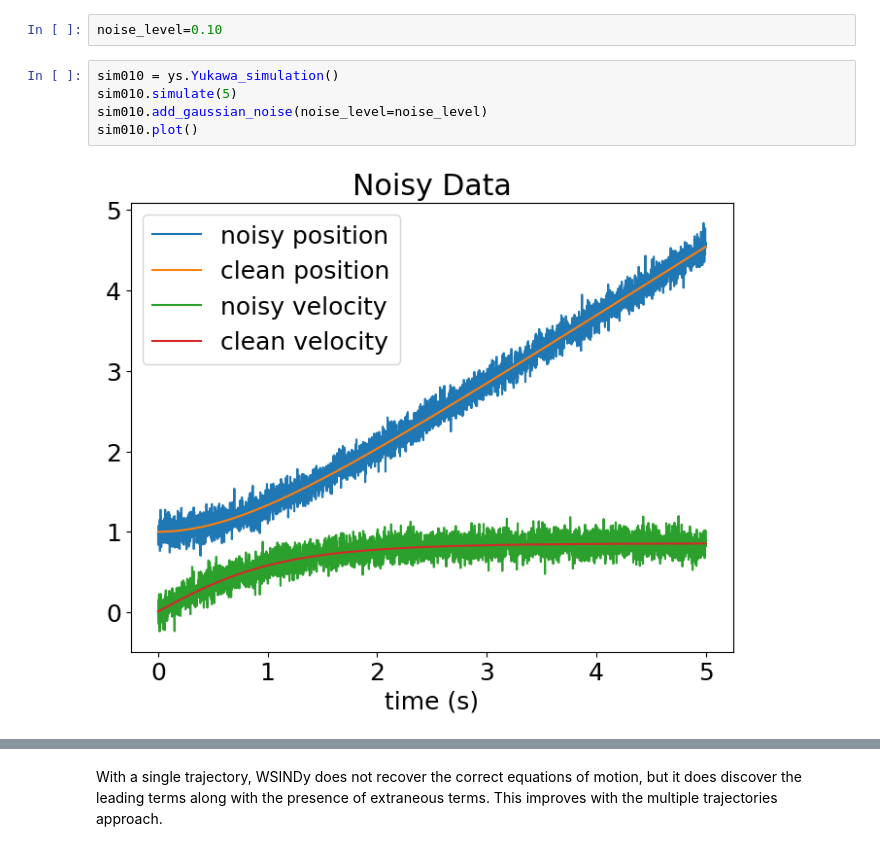
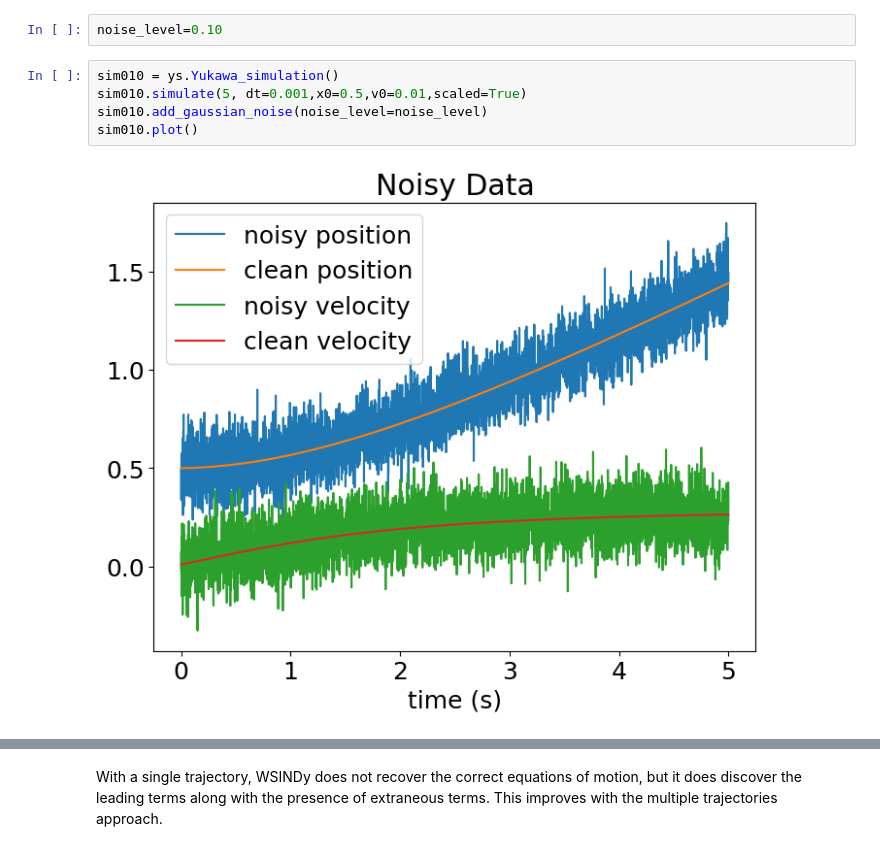
Before and after one commit to zbrookshowe/yukawa-sindy, a Jupyter notebook: Yukawa2body_weak_scaled.ipynb, the cells around one changed output, grey strips where cells are left out. Cells and saved outputs as stored; diff of their text form.

Commit message:
adapted func 'generate_training_data' to scaled simulations. worked on generating new results with single and multiple trajectories. Need to complete the analysis still

```diff
--- a/Yukawa2body_weak_scaled.ipynb
+++ b/Yukawa2body_weak_scaled.ipynb
@@ -116,8 +168,8 @@ weak_model.print(precision=5)
 noise_level=0.10
 # %%
 sim010 = ys.Yukawa_simulation()
-sim010.simulate(5)
+sim010.simulate(5, dt=0.001,x0=0.5,v0=0.01,scaled=True)
 sim010.add_gaussian_noise(noise_level=noise_level)
 sim010.plot()
 # %% [output]
-[figure, old version]
+[figure, new version]
```
Also changed, not shown: parts of 43 cells of this notebook, 1 other file.
